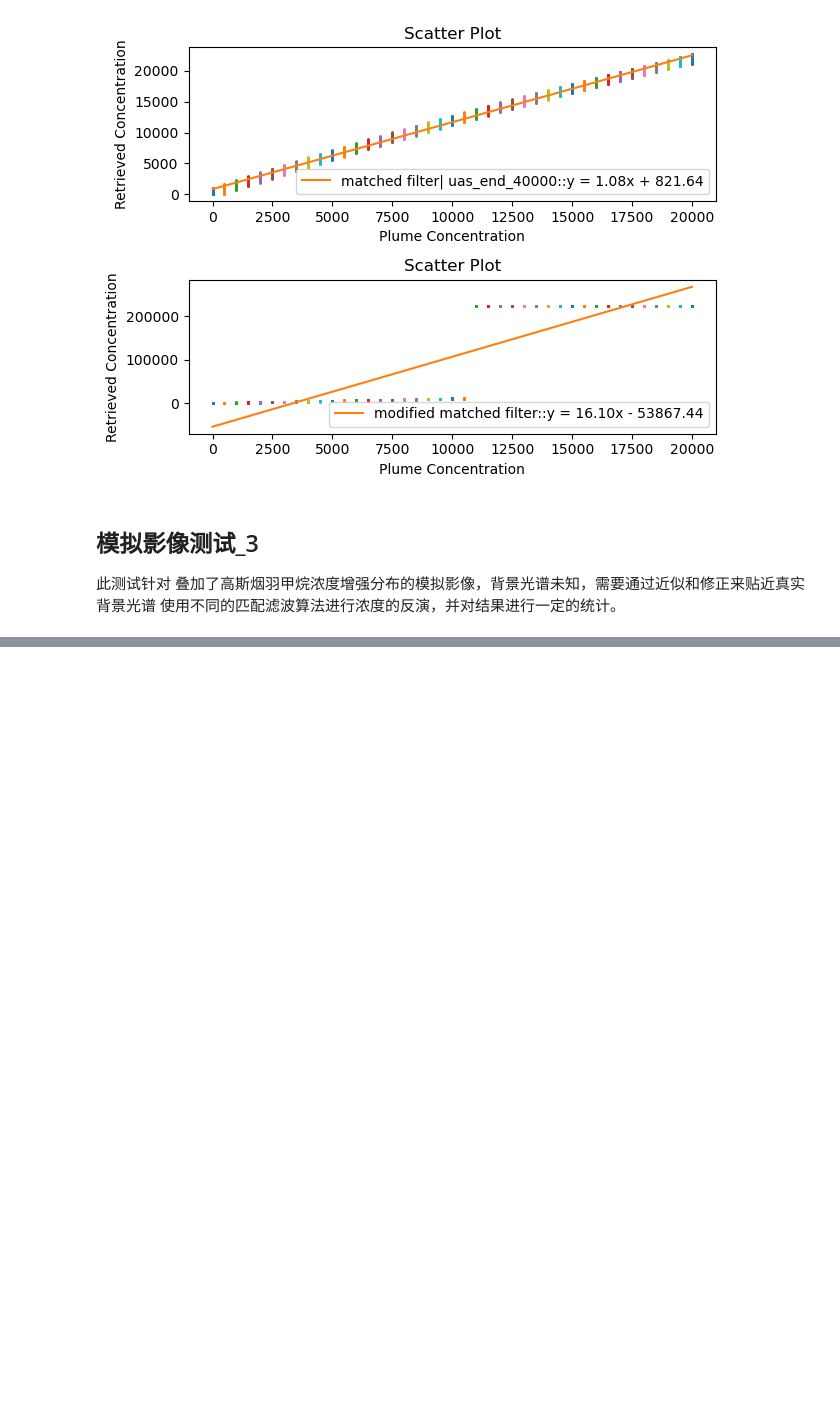
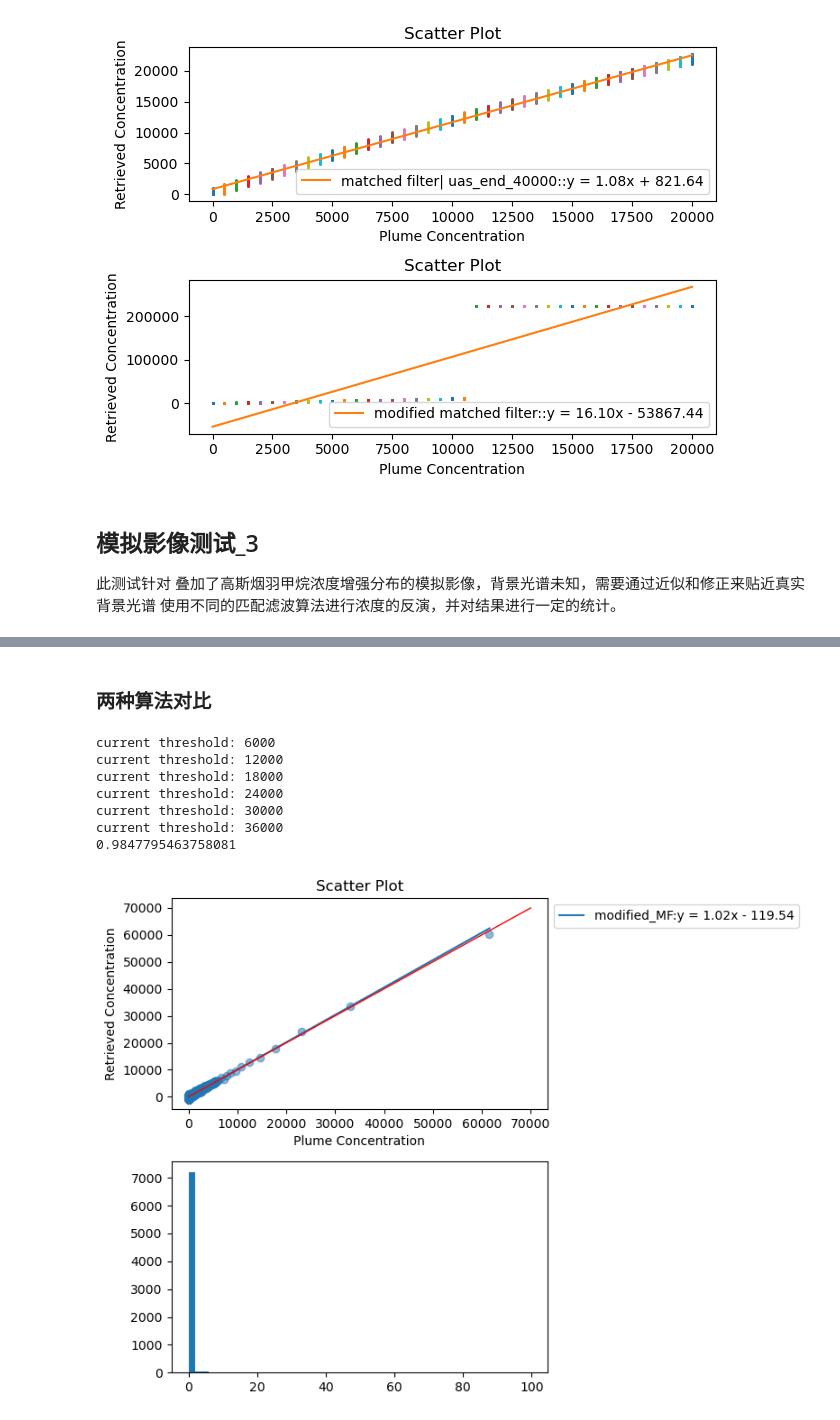
Before and after one commit to Emeric53/MF, a Jupyter notebook: MatchedFilter/algorithm_modification.ipynb, the cells around one changed output, grey strips where cells are left out. Saved outputs shown, nothing was run; the diff lists cells and outputs as text; code cells hidden in the pictures; blank space fills up the shorter version.

```diff
--- a/MatchedFilter/algorithm_modification.ipynb
+++ b/MatchedFilter/algorithm_modification.ipynb
@@ -950,0 +947,64 @@ imagelevel_test3_3()
+# %% [markdown]
+### 两种算法对比
+# %%
+def imagelevel_test3_3():
+    """
+    对叠加了高斯扩散模型的甲烷烟羽模拟影像进行浓度反演
+    """
+    # 读取烟羽模型
+    plume_path = f"C:\\Users\\RS\\VSCode\\matchedfiltermethod\\MyData\\plumes\\gaussianplume_1000_2_stability_D.npy"
+    plume = np.load(plume_path)
+    simulated_image = image_simulation(plume, 2150, 2500, 100, 100, 0.01)
+
+    # 读取单位吸收光谱列表
+    uaslist = []
+    uasrange = np.arange(4000,46000,6000)
+    np.insert(uasrange,0,0)
+    for i in uasrange:
+        _,uas = gu.generate_range_uas_AHSI(i,i+6000,2150,2500)
+        uaslist.append(uas)
+
+    endpoints = np.arange(500, 20500, 4000)
+    fig, ax = plt.subplots(2,1,figsize=(8, 6))
+    # enhancement,_ = mf.modified_matched_filter(simulated_image, uaslist)
+    enhancement,_ = mf.modified_matched_filter_backup(simulated_image, uaslist)
+
+    plume_mask = plume > 100
+    result_mask = enhancement > 100
+    total_mask = plume_mask*result_mask
+
+    nonplume_mask = plume < 100
+    nonresult_mask = enhancement < 100
+    bg_mask = nonplume_mask*nonresult_mask
+    # 可视化
+    ax[0].scatter(plume,enhancement,alpha=0.5)
+    polyfit_plot(plume.flatten(),enhancement.flatten(),ax[0],"modified_MF")
+    ax[1].hist(plume[bg_mask].flatten(), bins=50)
+    # 对烟羽反演结果进行量化
+    molar_mass_CH4 = 16.04  # 甲烷的摩尔质量，g/mol
+    molar_volume_STP = 0.0224  # 摩尔体积，m^3/mol at STP
+    emission = np.sum(plume[total_mask])*900*(molar_mass_CH4/molar_volume_STP) * 1e-6
+    retrieval_emission = np.sum(enhancement[total_mask])*900*(molar_mass_CH4/molar_volume_STP) * 1e-6
+    print(emission/retrieval_emission)
+
+    # 拟合原始增强和反演结果的关系
+    ax[0].plot([0, 70000], [0, 70000], color='red', linestyle='-', linewidth=1)
+    ax[0].set_xlabel('Plume Concentration')
+    ax[0].set_ylabel('Retrieved Concentration')
+    ax[0].set_title(f'Scatter Plot')
+    ax[0].legend(loc='upper left', bbox_to_anchor=(1, 1))  # Add legend outside the plot
+    plt.tight_layout()
+    plt.show()
+
+    return None
+
+imagelevel_test3_3()
+# %% [output]
+current threshold: 6000
+current threshold: 12000
+current threshold: 18000
+current threshold: 24000
+current threshold: 30000
+current threshold: 36000
+0.9847795463758081
+[figure, added]
```
Also changed, not shown: parts of 20 cells of this notebook, 4 other files.
